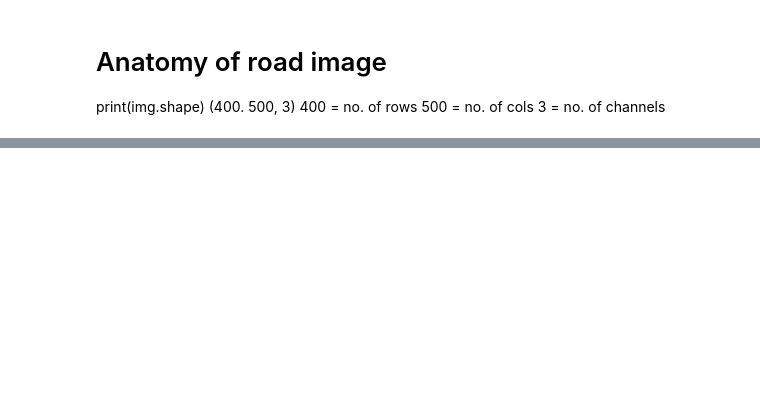
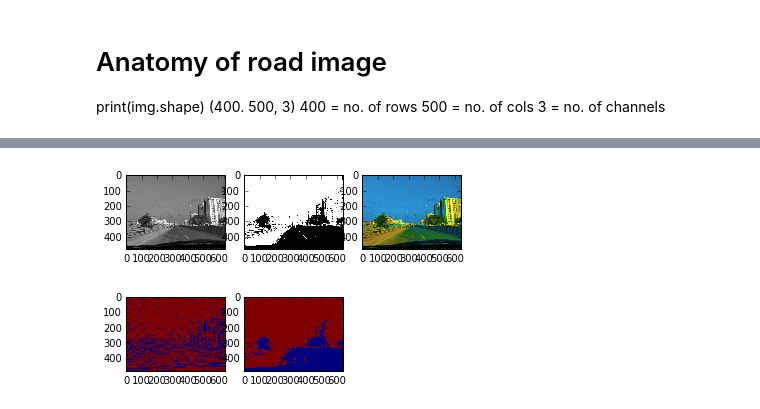
Before and after one commit to eelectron/LaneDetection, a Jupyter notebook: AnatomyRoadimage.ipynb, the cells around one changed output, grey strips where cells are left out. Saved outputs shown, nothing was run; the diff lists cells and outputs as text; code cells hidden in the pictures; blank space fills up the shorter version.

```diff
--- a/AnatomyRoadimage.ipynb
+++ b/AnatomyRoadimage.ipynb
@@ -40,0 +61,41 @@ plt.subplot(236), plt.imshow(rb)
+# %%
+#convert to hsv
+bgrImg = cv2.imread('./dataset/ld1.jpg')
+b,g,r
+hsv = cv2.cvtColor(bgrImg, cv2.COLOR_BGR2HSV)
+
+#increase saturation
+hsv[:,:,1] = 200
+
+#cvt to bgr
+bgrImg = cv2.cvtColor(hsv, cv2.COLOR_HSV2BGR)
+
+
+#cvt to gray and threshold
+gray = cv2.cvtColor(bgrImg, cv2.COLOR_BGR2GRAY)
+plt.subplot(231), plt.imshow(gray, cmap='gray')
+
+_, threshGray = cv2.threshold(gray, 90, 255, cv2.THRESH_BINARY)
+plt.subplot(232), plt.imshow(threshGray, cmap='gray')
+
+#convert back to rgb
+rgbImg = cv2.cvtColor(hsv, cv2.COLOR_HSV2RGB)
+plt.subplot(233), plt.imshow(rgbImg)
+
+#adaptive
+adp = cv2.adaptiveThreshold(gray,255,cv2.ADAPTIVE_THRESH_MEAN_C, cv2.THRESH_BINARY,11,2)
+plt.subplot(234), plt.imshow(adp)
+
+adpGau = cv2.adaptiveThreshold(gray,255,cv2.ADAPTIVE_THRESH_GAUSSIAN_C, cv2.THRESH_BINARY,11,2)
+plt.subplot(234), plt.imshow(adpGau)
+
+# Otsu's thresholding after Gaussian filtering
+blur = cv2.GaussianBlur(gray,(5,5),0)
+ret3,th3 = cv2.threshold(blur,0,255,cv2.THRESH_BINARY+cv2.THRESH_OTSU)
+plt.subplot(235), plt.imshow(th3)
+
+#hold screen
+cv2.waitKey(0)
+cv2.destroyAllWindows()
+# %% [output]
+[figure, added]
```
Also changed, not shown: parts of 7 cells of this notebook, 1 other file.
